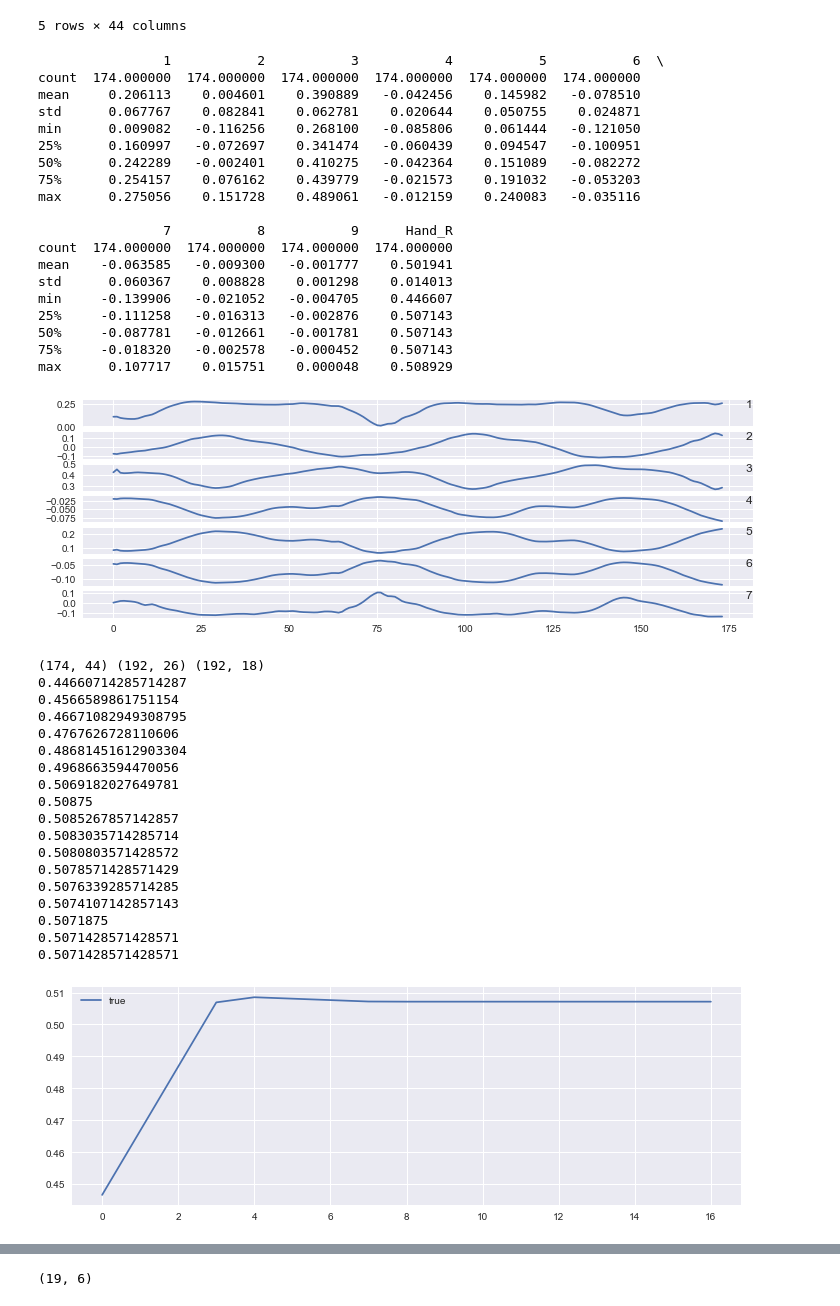
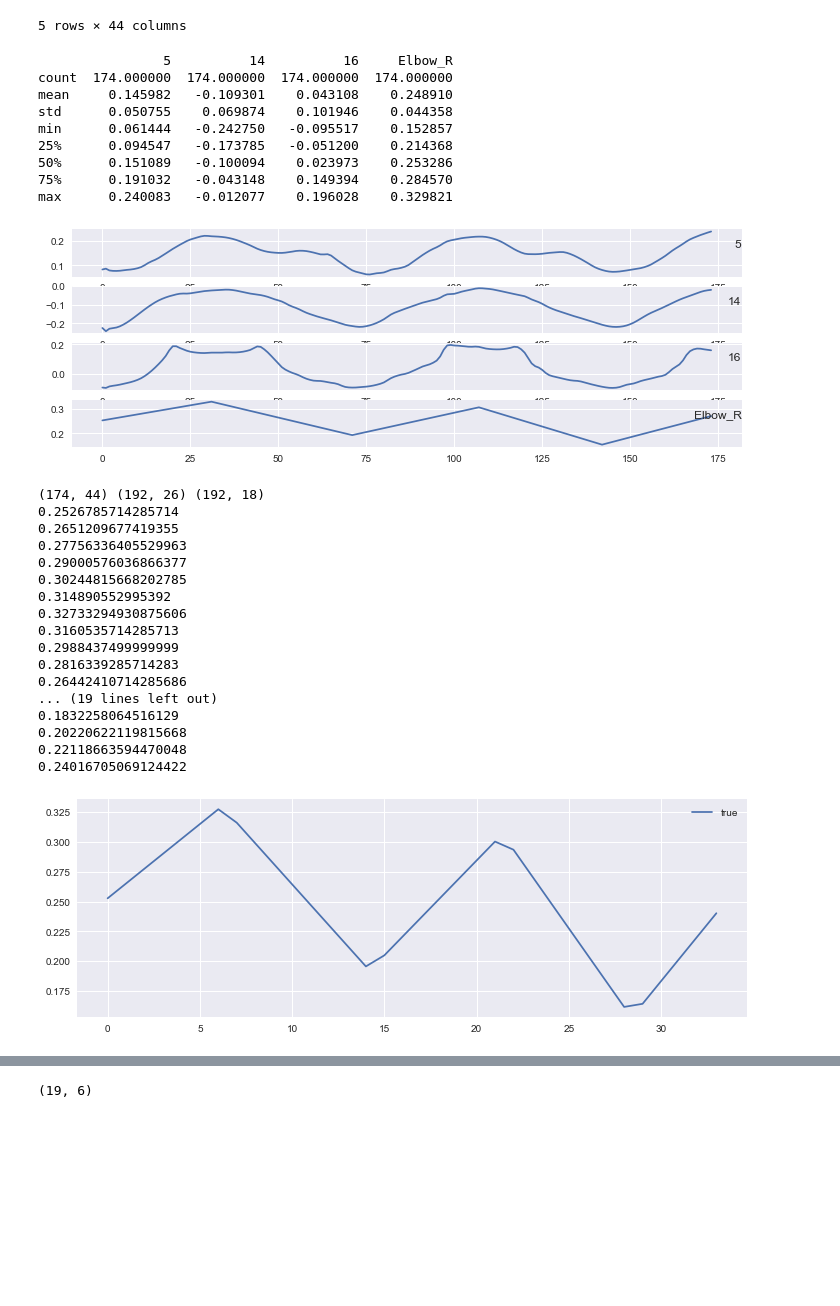
Before and after one commit to houzhuo/deep-learning, a Jupyter notebook: motion/frame.ipynb, the cells around one changed output, grey strips where cells are left out. Saved outputs shown, nothing was run; the diff lists cells and outputs as text; code cells hidden in the pictures; blank space fills up the shorter version.

```diff
--- a/motion/frame.ipynb
+++ b/motion/frame.ipynb
@@ -95,10 +95,10 @@ full_test.describe()
 
 
 
-dataset_test = pd.concat([full_test['1']/180,full_test['2']/180,full_test['3']/180,full_test['4']/180,full_test['5']/180,full_test['6']/180,full_test['7']/180,full_test['8']/180,full_test['9']/180,full_test['Hand_R']/5600 ], axis=1 )
+dataset_test = pd.concat([full_test['5']/180,full_test['14']/180,full_test['16']/180,full_test['Elbow_R']/5600 ], axis=1 )
 dataset_test.head()
 print(dataset_test.describe())
-groups = [0, 1, 2, 3,4,5,6]
+groups = [0, 1, 2, 3]
 i=1
 plt.figure()
 for group in groups:
@@ -106,73 +106,62 @@ for group in groups:
 	plt.plot(dataset_test.values[:, group])
 	plt.title(dataset_test.columns[group], y=0.5, loc='right')
 	i += 1
 plt.show()
-dataset_test['Hand_R']
+dataset_test['Elbow_R']
 print(full_test.shape,t8.shape,f8.shape)
 
 '''balanced_test = pd.DataFrame()   # Balanced dataset
 bins =   10               # N of bins
 bin_n = 10                 # N of examples to include in each bin (at most)
 
 start = 0.501
 for end in np.linspace(0.503, 0.521, num=bins):
     print(end)
     df_range = dataset_test[(np.absolute(dataset_test['Hand_R']) >= start) & (np.absolute(dataset_test['Hand_R']) < end)]
     print(df_range.shape[0])
     range_n = min(bin_n, df_range.shape[0])
     balanced_test = pd.concat([balanced_test, df_range.sample(range_n)])
     start = end
 print(balanced_test)'''
 test_X=[]
 test_y=[]
 #print(dataset_test.values[2,-1])
-for i in range(17):
-    test_X.append(dataset_test.values[i*10,:3])
-    test_y.append(dataset_test.values[i*10,-1])
+for i in range(34):
+    test_X.append(dataset_test.values[i*5,:3])
+    test_y.append(dataset_test.values[i*5,-1])
     print(dataset_test.values[i*5,-1])
 plt.figure()
 plt.plot(np.array(test_y), label = 'true')
 plt.legend()
 plt.show()
 #print(test_X.shape,test_y.shape)
 # %% [output]
-                1           2           3           4           5           6  \
-count  174.000000  174.000000  174.000000  174.000000  174.000000  174.000000
-mean     0.206113    0.004601    0.390889   -0.042456    0.145982   -0.078510
-std      0.067767    0.082841    0.062781    0.020644    0.050755    0.024871
-min      0.009082   -0.116256    0.268100   -0.085806    0.061444   -0.121050
-25%      0.160997   -0.072697    0.341474   -0.060439    0.094547   -0.100951
-50%      0.242289   -0.002401    0.410275   -0.042364    0.151089   -0.082272
-75%      0.254157    0.076162    0.439779   -0.021573    0.191032   -0.053203
-max      0.275056    0.151728    0.489061   -0.012159    0.240083   -0.035116
-
-                7           8           9      Hand_R
+                5          14          16     Elbow_R
 count  174.000000  174.000000  174.000000  174.000000
-mean    -0.063585   -0.009300   -0.001777    0.501941
-std      0.060367    0.008828    0.001298    0.014013
-min     -0.139906   -0.021052   -0.004705    0.446607
-25%     -0.111258   -0.016313   -0.002876    0.507143
-50%     -0.087781   -0.012661   -0.001781    0.507143
-75%     -0.018320   -0.002578   -0.000452    0.507143
-max      0.107717    0.015751    0.000048    0.508929
+mean     0.145982   -0.109301    0.043108    0.248910
+std      0.050755    0.069874    0.101946    0.044358
+min      0.061444   -0.242750   -0.095517    0.152857
+25%      0.094547   -0.173785   -0.051200    0.214368
+50%      0.151089   -0.100094    0.023973    0.253286
+75%      0.191032   -0.043148    0.149394    0.284570
+max      0.240083   -0.012077    0.196028    0.329821
-[figure, old version]
+[figure, new version]
 (174, 44) (192, 26) (192, 18)
-0.44660714285714287
-0.4566589861751154
-0.46671082949308795
-0.4767626728110606
-0.48681451612903304
-0.4968663594470056
-0.5069182027649781
-0.50875
-0.5085267857142857
-0.5083035714285714
-0.5080803571428572
-0.5078571428571429
-0.5076339285714285
-0.5074107142857143
-0.5071875
-0.5071428571428571
-0.5071428571428571
+0.2526785714285714
+0.2651209677419355
+0.27756336405529963
+0.29000576036866377
+0.30244815668202785
+0.314890552995392
+0.32733294930875606
+0.3160535714285713
+0.2988437499999999
+0.2816339285714283
+0.26442410714285686
+... (19 lines left out)
+0.1832258064516129
+0.20220622119815668
+0.22118663594470048
+0.24016705069124422
-[figure, old version]
+[figure, new version]
 # %%
```
Also changed, not shown: parts of 6 cells of this notebook, 5 other files.
